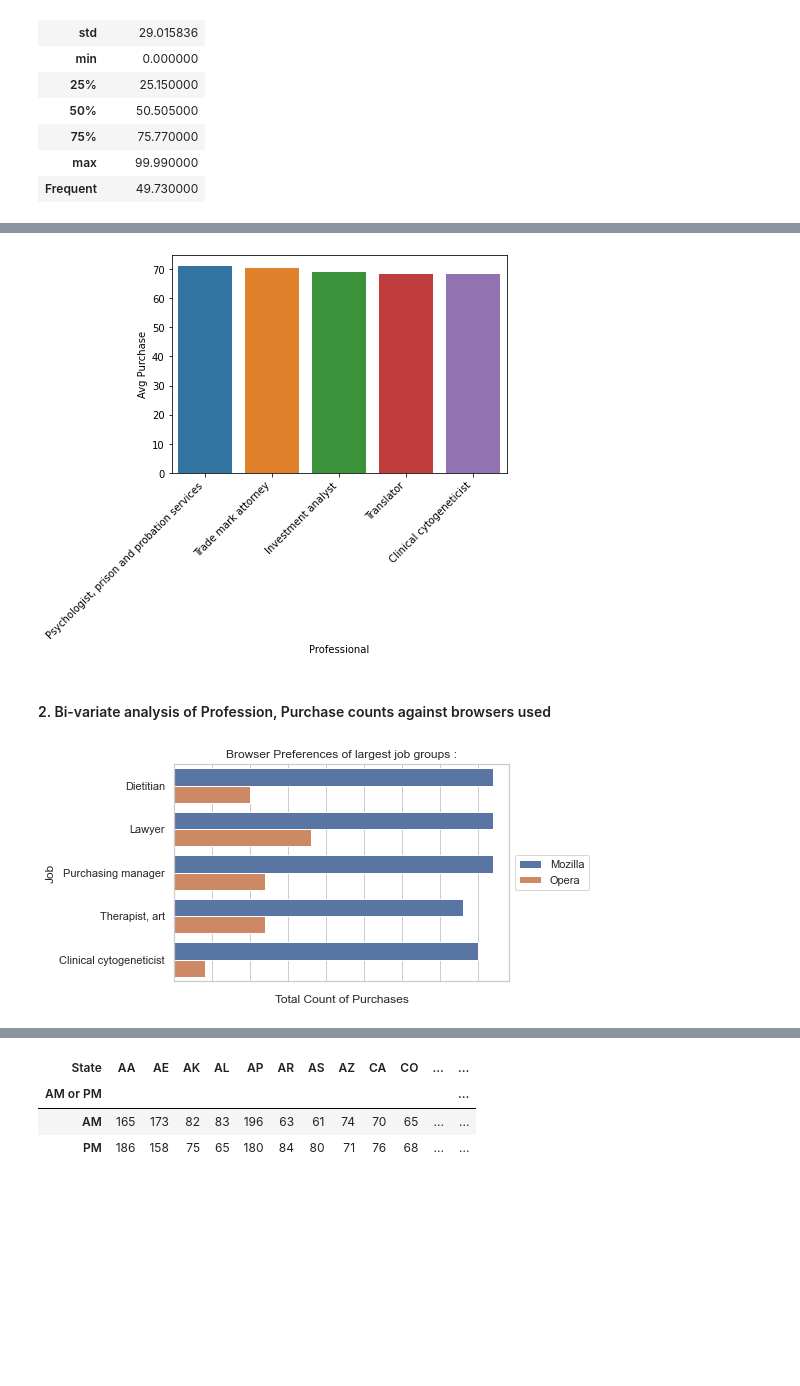
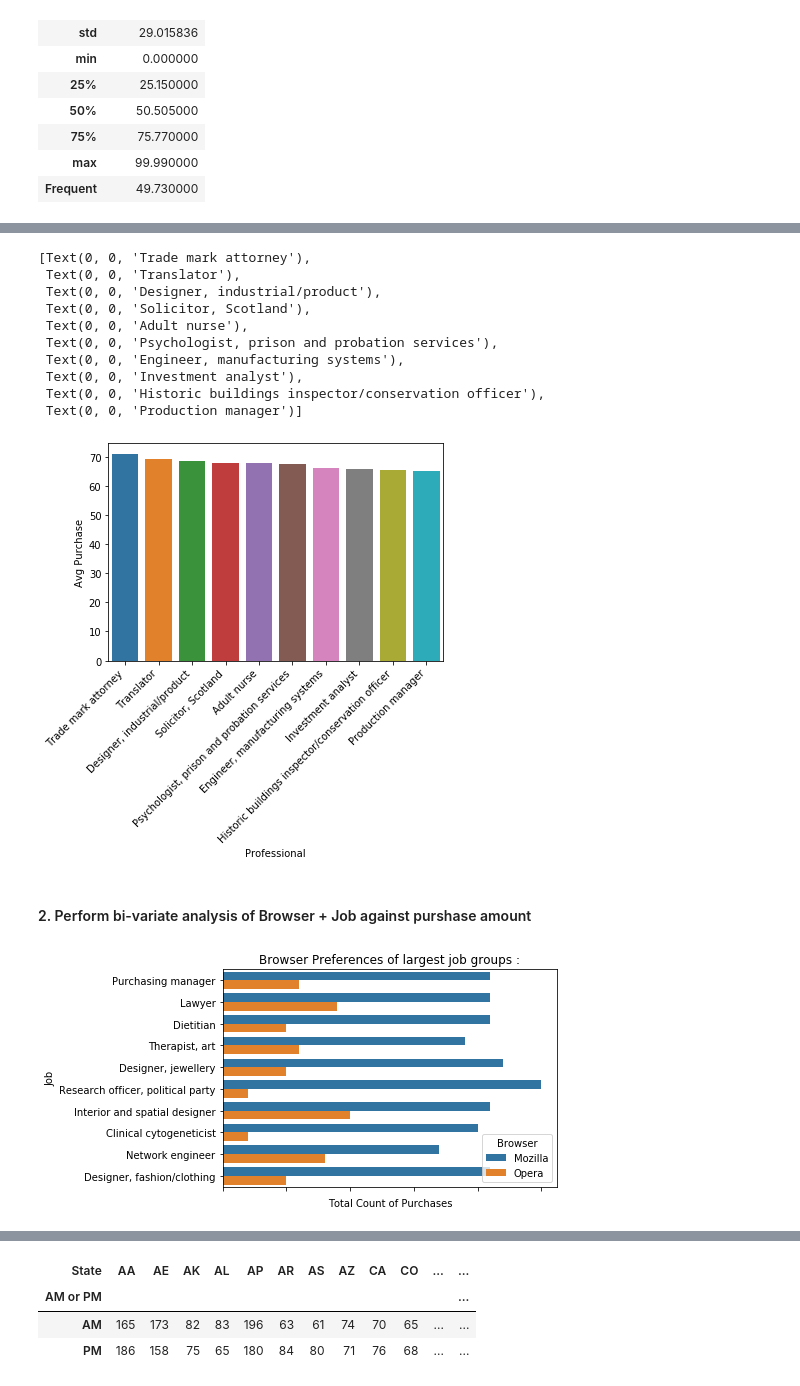
Before and after one commit to RajeshRamachander/ecom, a Jupyter notebook: ecom_eda.ipynb, the cells around one changed output, grey strips where cells are left out. Saved outputs shown, nothing was run; the diff lists cells and outputs as text; code cells hidden in the pictures; blank space fills up the shorter version.

```diff
--- a/ecom_eda.ipynb
+++ b/ecom_eda.ipynb
@@ -449,0 +458,6 @@ df = mean_imputed.get_data_frame()
+# %%
+job = df.groupby(by=['Job'], as_index=False)['Purchase Price'].mean()
+res2= job.sort_values(by='Purchase Price', ascending=False).iloc[:10,:]
+res2
+#Calculating the mean Purchase price by Job Designation
+#We can see that Trade Mark attorney is the job type that makes the biggest ppurchases on avg
@@ -477,30 +494,32 @@ ax.set_xticklabels(ax.get_xticklabels(), rotation=45, horizontalalignment='right
 # %%
-job = df.groupby(by=['Job'], as_index=False)['Purchase Price'].mean()
-res2= job.sort_values(by='Purchase Price', ascending=False).iloc[:5,:]
-res2
-#Calculating the mean Purchase price by Job Designation
-#We can see that Trade Mark attorney is the job type that makes the biggest ppurchases on avg
-
 ax = sns.barplot(x = "Job", y = "Purchase Price", data = res2)
 ax.set(xlabel="Professional", ylabel = "Avg Purchase")
 ax.set_xticklabels(ax.get_xticklabels(), rotation=45, horizontalalignment='right')
-plt.show()
 # %% [output]
+[Text(0, 0, 'Trade mark attorney'),
+ Text(0, 0, 'Translator'),
+ Text(0, 0, 'Designer, industrial/product'),
+ Text(0, 0, 'Solicitor, Scotland'),
+ Text(0, 0, 'Adult nurse'),
+ Text(0, 0, 'Psychologist, prison and probation services'),
+ Text(0, 0, 'Engineer, manufacturing systems'),
+ Text(0, 0, 'Investment analyst'),
+ Text(0, 0, 'Historic buildings inspector/conservation officer'),
+ Text(0, 0, 'Production manager')]
-[figure, old version]
+[figure, new version]
 # %% [markdown]
-
-#### 2. Bi-variate analysis of Profession, Purchase counts against browsers used
+#### 2. Perform bi-variate analysis of Browser + Job against purshase amount
 # %%
-#Group by job and browser preferences
+#Browser preferences of top 10 job types
 jobBrowser = df.groupby(by=['Job', 'Browser'], as_index=False, )['Purchase Price'].count()
+jobBrowser.sort_values(by='Purchase Price', ascending = False)#group by Job and sort by total purchase amount
+
 plt.title(f"Browser Preferences of largest job groups :")
-ax = sns.barplot(x = "Purchase Price_y", y = "Job",hue="Browser" ,
-                 orient = 'h', data = res1.merge(jobBrowser,on = 'Job' ,how = 'inner')) #merge with top 5 jobs
+ax = sns.barplot(x = "Purchase Price_y", y = "Job",hue="Browser" , orient = 'h', data = res1.merge(jobBrowser,on = 'Job' ,how = 'inner'))
 ax.set(ylabel="Job", xlabel = "Total Count of Purchases")
 ax.set_xticklabels(ax.get_xticklabels(), rotation=45, horizontalalignment='right')
-plt.legend(loc='center left', bbox_to_anchor=(1.0, 0.5))
 plt.show()
 # %% [output]
-[figure, old version]
+[figure, new version]
 # %%
 plt.title(f"Browser Preferences of top spending job groups :")
```
Also changed, not shown: parts of 56 cells of this notebook.
